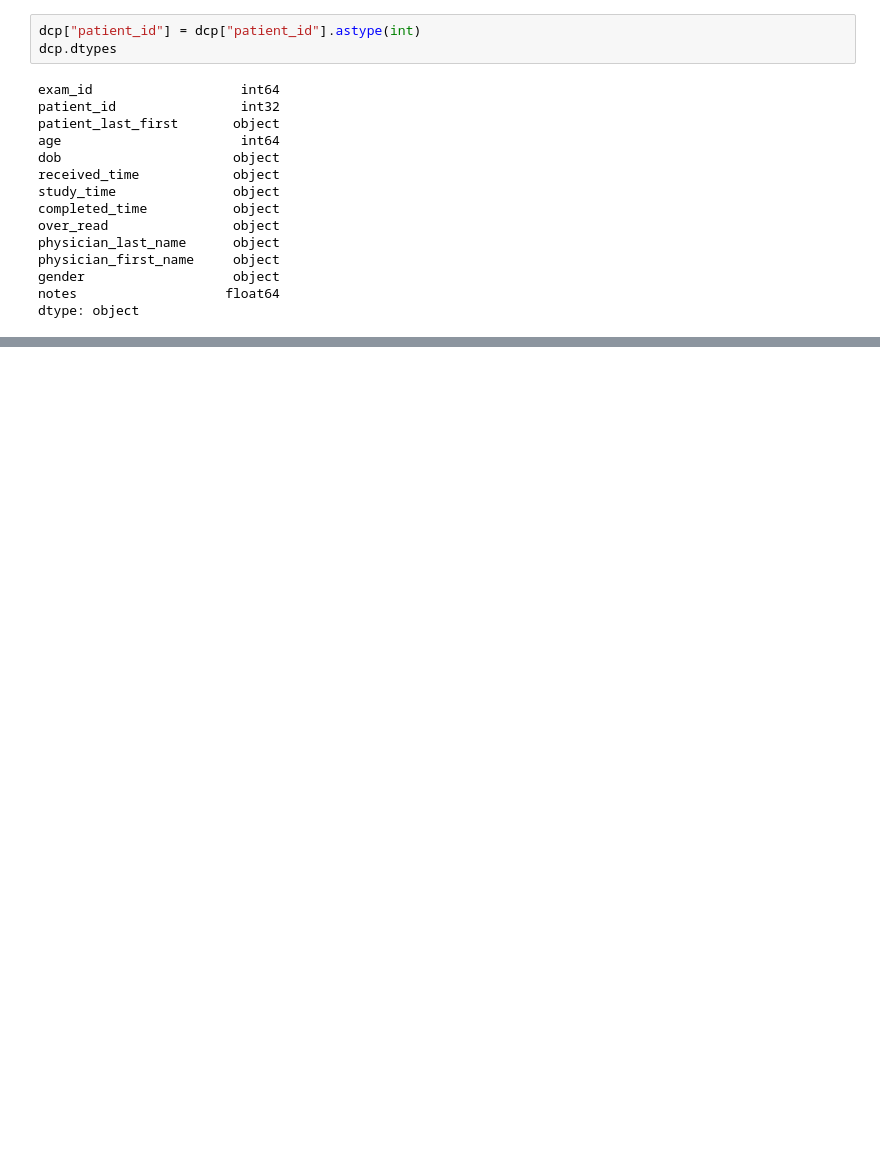
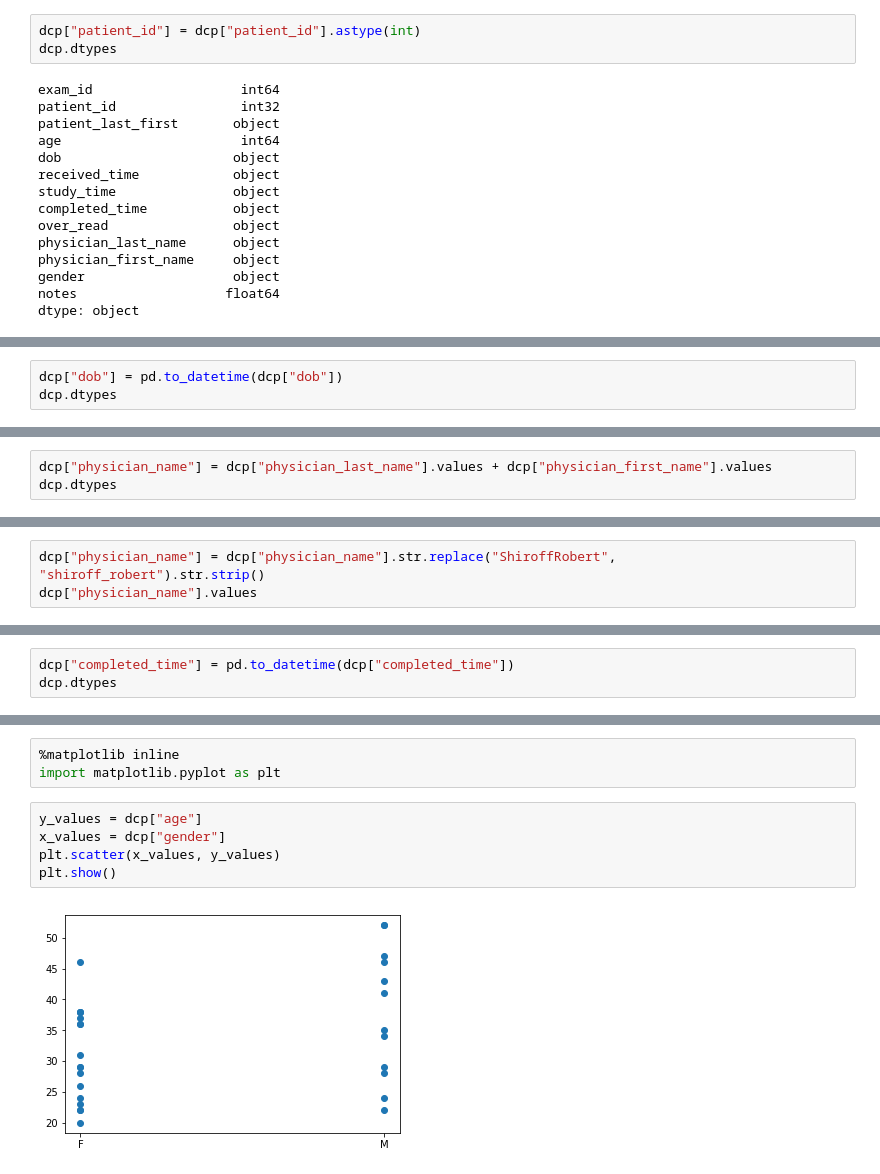
Before and after one commit to mrdonnee/Merge_Practice, a Jupyter notebook: DCP_CompuMed_Spreadsheet.ipynb, the cells around one changed output, grey strips where cells are left out. Drawn from its saved outputs; the diff is of its cells as text; blank space fills up the shorter version.

```diff
--- a/DCP_CompuMed_Spreadsheet.ipynb
+++ b/DCP_CompuMed_Spreadsheet.ipynb
@@ -112,0 +161,3 @@ dtype: object
+# %%
+dcp["dob"] = pd.to_datetime(dcp["dob"])
+dcp.dtypes
@@ -112,0 +188,3 @@ dtype: object
+# %%
+dcp["physician_name"] = dcp["physician_last_name"].values + dcp["physician_first_name"].values
+dcp.dtypes
@@ -112,0 +220,3 @@ dtype: object
+# %%
+dcp["physician_name"] = dcp["physician_name"].str.replace("ShiroffRobert", "shiroff_robert").str.strip()
+dcp["physician_name"].values
@@ -112,0 +234,3 @@ dtype: object
+# %%
+dcp["completed_time"] = pd.to_datetime(dcp["completed_time"])
+dcp.dtypes
@@ -112,0 +253,10 @@ dtype: object
+# %%
+%matplotlib inline
+import matplotlib.pyplot as plt
+# %%
+y_values = dcp["age"]
+x_values = dcp["gender"]
+plt.scatter(x_values, y_values)
+plt.show()
+# %% [output]
+[figure, added]
```
Also changed, not shown: parts of 16 cells of this notebook, 4 other files.
